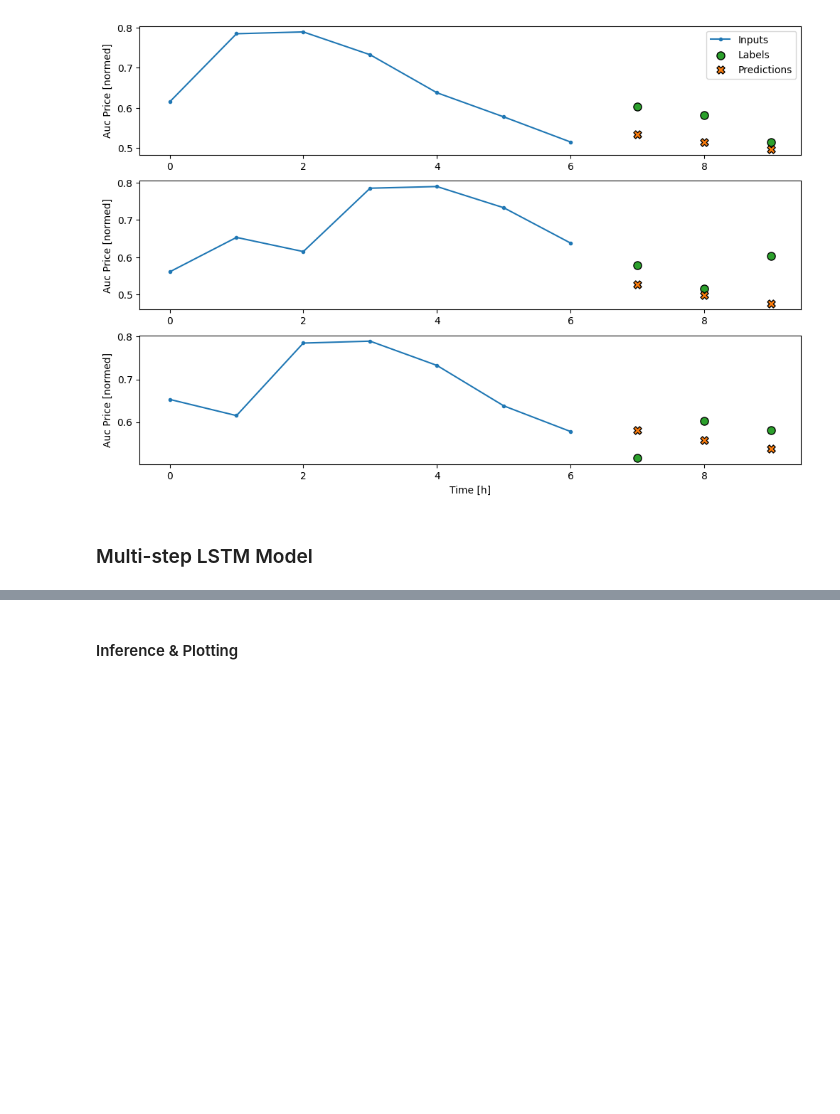
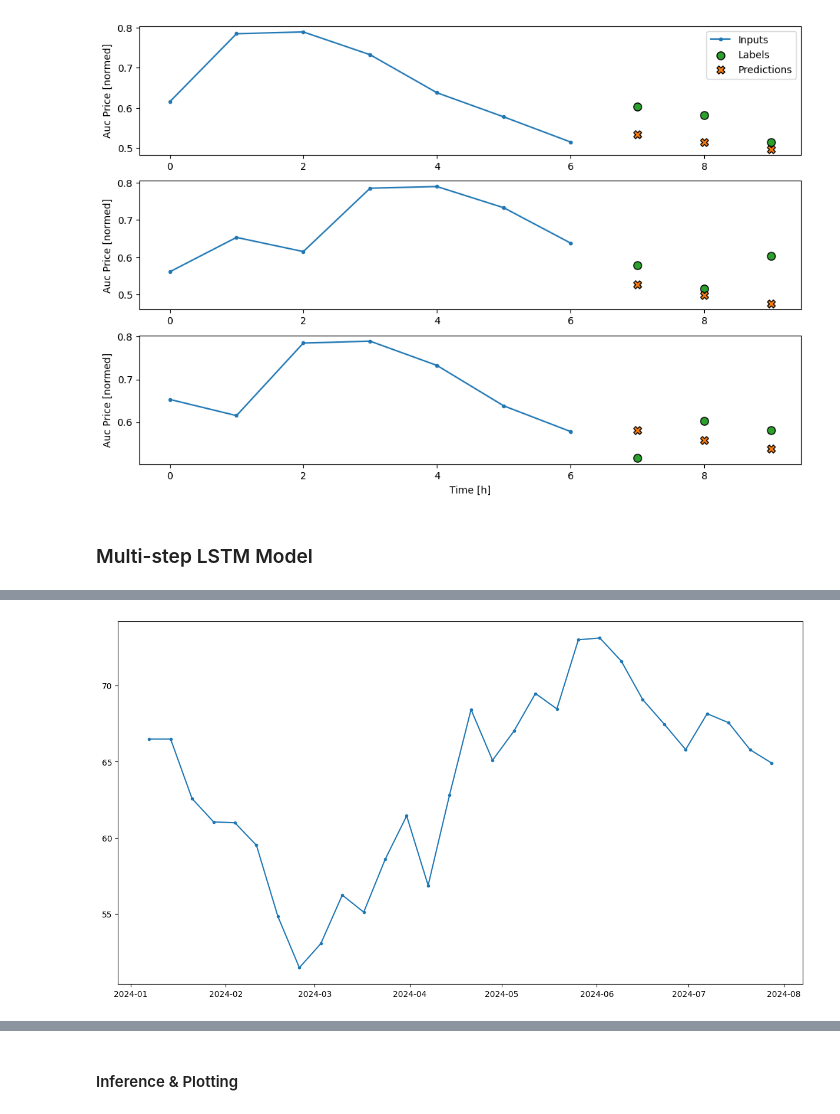
Before and after one commit to wyne1/carbon-market-forecasting, a Jupyter notebook: lstm-model.ipynb, the cells around one changed output, grey strips where cells are left out. Cells and saved outputs as stored; diff of their text form; code cells hidden in the pictures; blank space fills up the shorter version.

```diff
--- a/lstm-model.ipynb
+++ b/lstm-model.ipynb
@@ -817,0 +1104,8 @@ Epoch 40/40
+# %%
+import matplotlib
+import numpy
+plt.figure(figsize=(15, 8))
+plt.plot(prediction_data_frame[prediction_data_frame.index.year >= 2024].index, prediction_data_frame[prediction_data_frame.index.year >= 2024][target_column], label='Actual SPI', marker='o', markersize=3)
+colors = matplotlib.pyplot.cm.cool(numpy.linspace(0, 1, 60))
+# %% [output]
+[figure, added]
```
Also changed, not shown: parts of 12 cells of this notebook, 3 other files.
